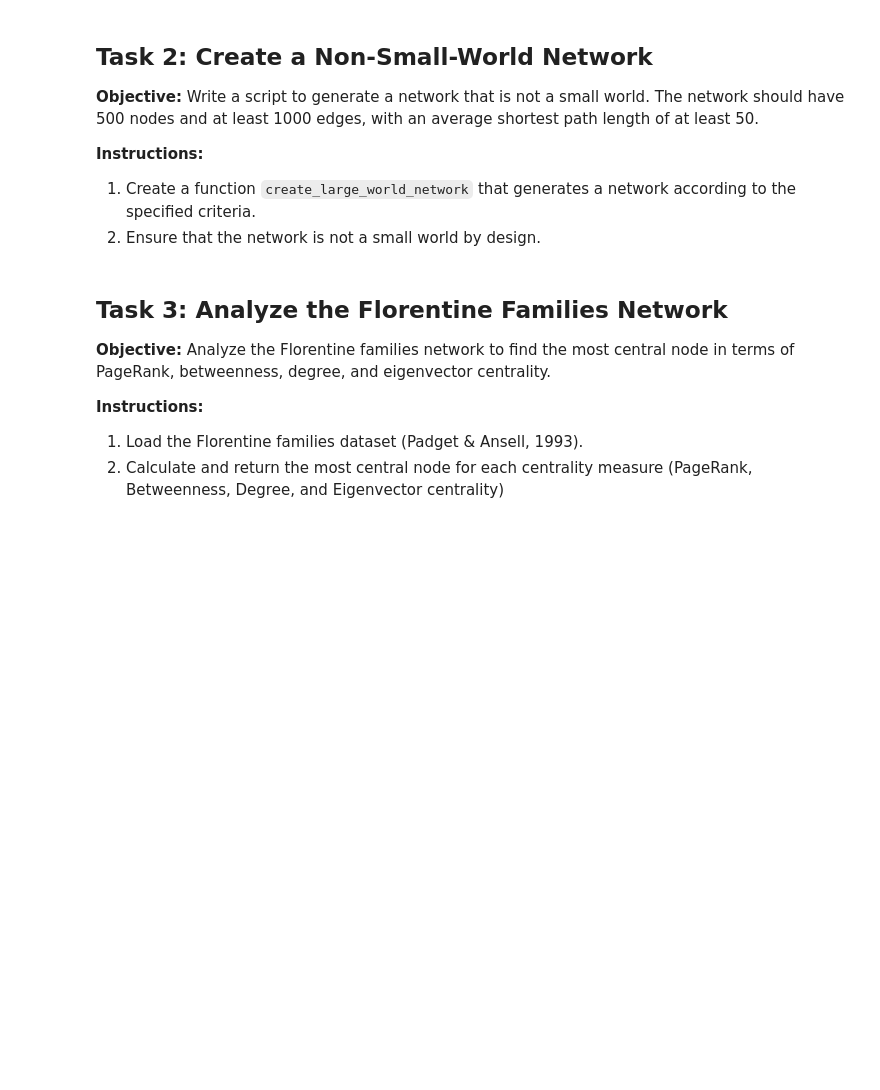
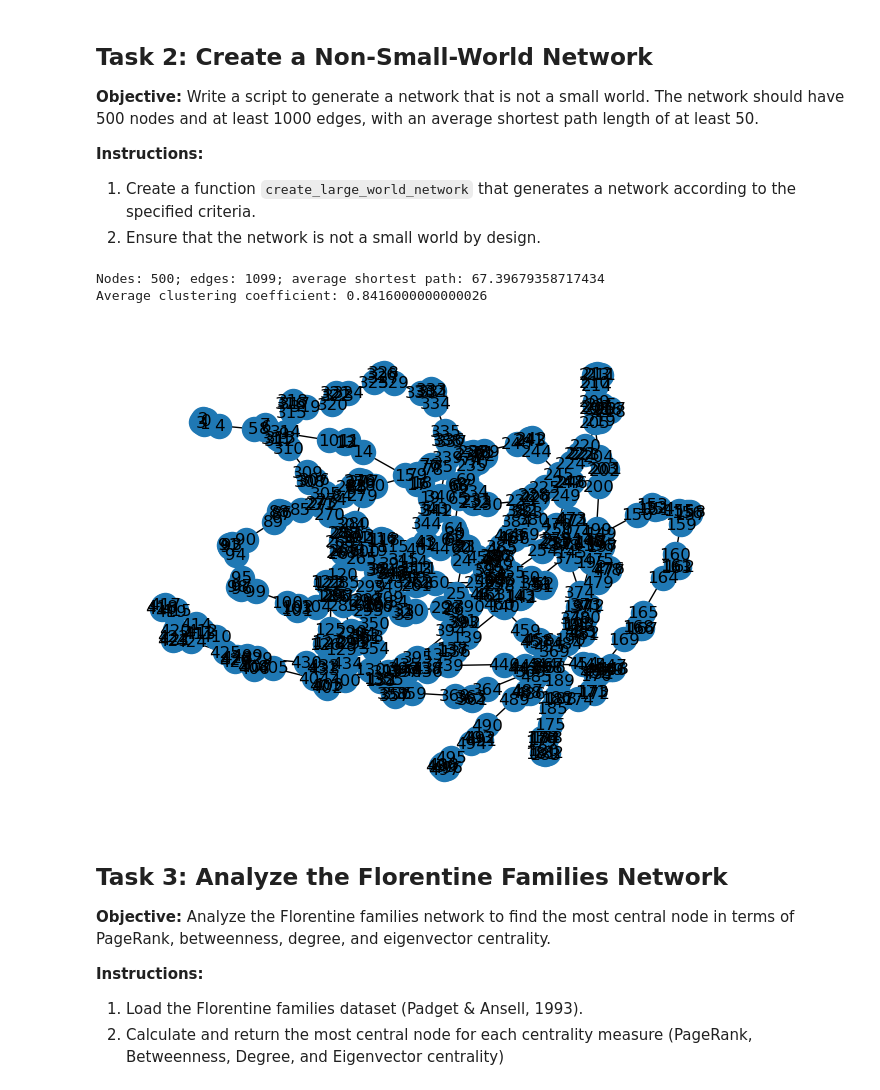
Before and after one commit to Aoyamaxx/CSSci-Semester-3-DE, a Jupyter notebook: Coding_Portfolio_Progress_Check_3/network-analysis/network-analysis.ipynb, the cells around one changed output. Saved outputs shown, nothing was run; the diff lists cells and outputs as text; code cells hidden in the pictures; blank space fills up the shorter version.

```diff
--- a/Coding_Portfolio_Progress_Check_3/network-analysis/network-analysis.ipynb
+++ b/Coding_Portfolio_Progress_Check_3/network-analysis/network-analysis.ipynb
@@ -47,15 +78,58 @@ assert type(G) == nx.Graph
 # %%
 import networkx as nx
 import matplotlib.pyplot as plt
 
 def create_large_world_network():
     # YOUR CODE HERE
-    raise NotImplementedError()
+    G = nx.Graph()
+    num_nodes = 500
+    num_edges = 1000
+    cluster_size = 5  # Size of each cluster, effects ASP (currently only works for 5 under this task requirements)
+    num_clusters = num_nodes // cluster_size
+
+    # Create clusters
+    for i in range(num_clusters):
+        start = i * cluster_size
+        end = start + cluster_size
+        for j in range(start, end):
+            for k in range(j + 1, end):
+                G.add_edge(j, k)
+
+    # Connect the clusters
+    for i in range(num_clusters - 1):
+        G.add_edge(i * cluster_size + (cluster_size - 1), (i + 1) * cluster_size)
+
+    '''
+    # Add remaining edges
+    while G.number_of_edges() < num_edges:
+        print(f"Edges: {G.number_of_edges()}; ASP: {nx.average_shortest_path_length(G)}; ACC: {nx.average_clustering(G)}")
+        a, b = random.sample(range(num_nodes), 2)
+        if not G.has_edge(a, b):
+            G.add_edge(a, b)
+            if nx.average_shortest_path_length(G) >= 50 and nx.average_clustering(G) <= 0.1:
+                continue
+            else:
+                G.remove_edge(a, b)
+    '''
+
     return G
 
 G = create_large_world_network()
 
 print(f"Nodes: {len(G.nodes())}; edges: {len(G.edges())}; average shortest path: {nx.average_shortest_path_length(G)}")
+
+clustering_coefficient = nx.average_clustering(G)
+print(f"Average clustering coefficient: {clustering_coefficient}")
+
+plt.figure
+nx.draw(G, with_labels=True)
+plt.show()
+
+# Note: ASP in high enouth, however ACC is too high for this network to be considered as a large world network imo
+# %% [output]
+Nodes: 500; edges: 1099; average shortest path: 67.39679358717434
+Average clustering coefficient: 0.8416000000000026
+[figure, added]
 # %% [markdown]
 ## Task 3: Analyze the Florentine Families Network
 
```
Also changed, not shown: parts of 4 cells of this notebook, 3 other files.
